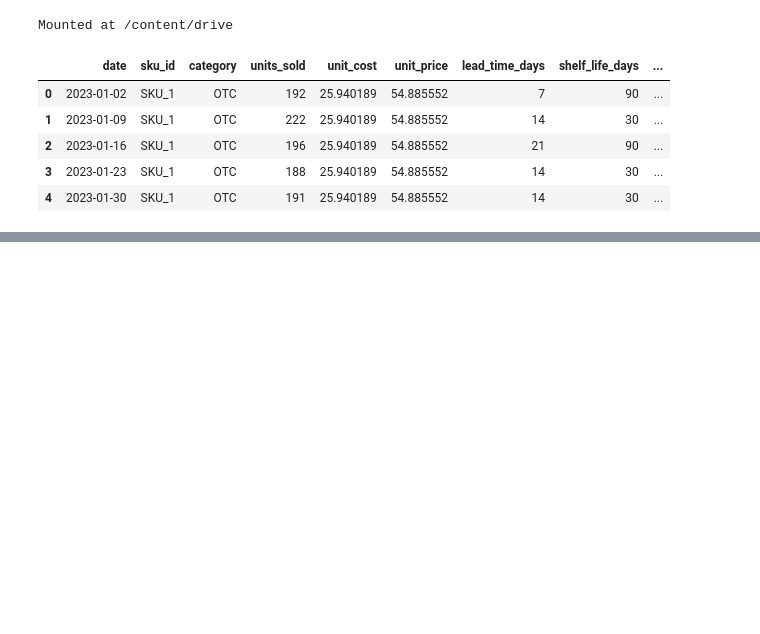
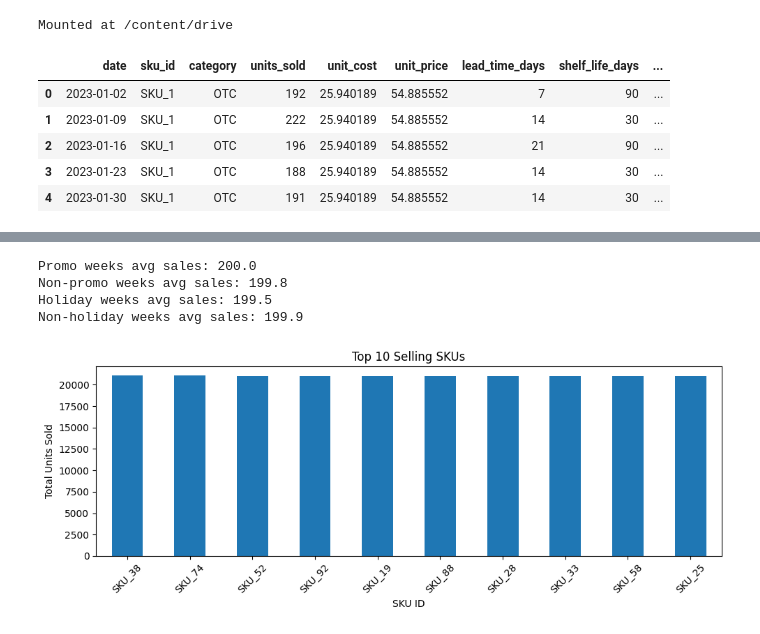
Before and after one commit to jblcky/retail-pharmacy-inventory-optimization, a Jupyter notebook: notebooks/eda.ipynb, the cells around one changed output, grey strips where cells are left out. Drawn from its saved outputs; the diff is of its cells as text; code cells hidden in the pictures; blank space fills up the shorter version.

```diff
--- a/notebooks/eda.ipynb
+++ b/notebooks/eda.ipynb
@@ -24,0 +76,31 @@ Mounted at /content/drive
+# %%
+# Sales during promotion weeks
+promo_sales = df[df['promotion_flag'] == 1]['units_sold'].mean()
+non_promo_sales = df[df['promotion_flag'] == 0]['units_sold'].mean()
+
+# Sales during holidays
+holiday_sales = df[df['holiday_flag'] == 1]['units_sold'].mean()
+non_holiday_sales = df[df['holiday_flag'] == 0]['units_sold'].mean()
+
+print(f"Promo weeks avg sales: {promo_sales:.1f}")
+print(f"Non-promo weeks avg sales: {non_promo_sales:.1f}")
+print(f"Holiday weeks avg sales: {holiday_sales:.1f}")
+print(f"Non-holiday weeks avg sales: {non_holiday_sales:.1f}")
+# %% [output]
+Promo weeks avg sales: 200.0
+Non-promo weeks avg sales: 199.8
+Holiday weeks avg sales: 199.5
+Non-holiday weeks avg sales: 199.9
+# %%
+top_skus = df.groupby('sku_id')['units_sold'].sum().nlargest(10)
+
+plt.figure(figsize=(10, 4))
+top_skus.plot(kind='bar')
+plt.title('Top 10 Selling SKUs')
+plt.ylabel('Total Units Sold')
+plt.xlabel('SKU ID')
+plt.xticks(rotation=45)
+plt.tight_layout()
+plt.show()
+# %% [output]
+[figure, added]
```
Also changed, not shown: parts of 4 cells of this notebook.
